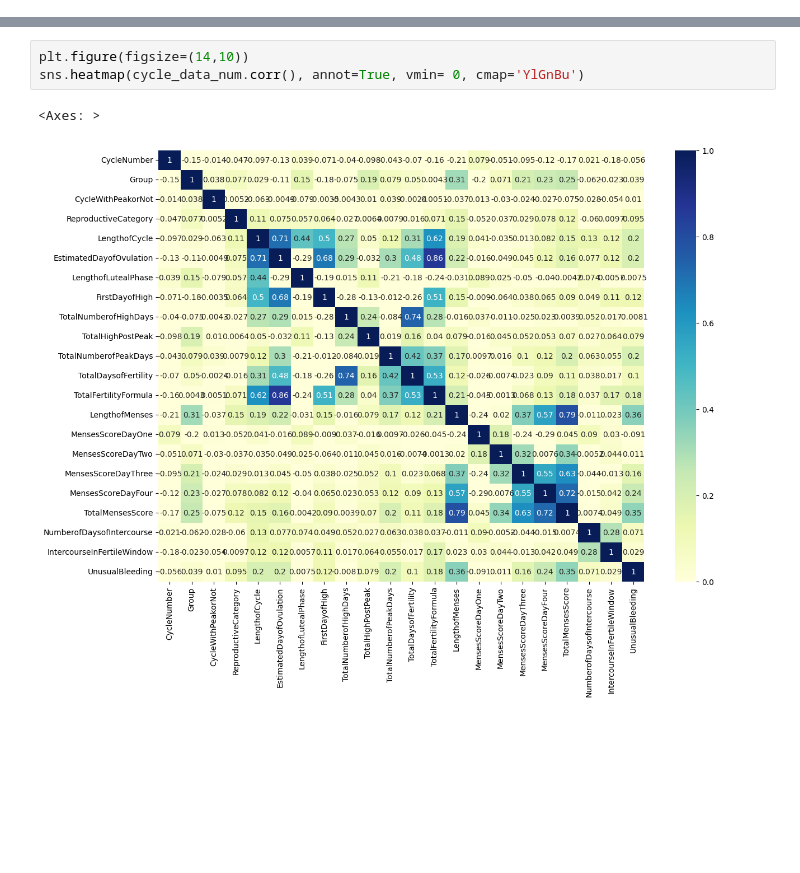
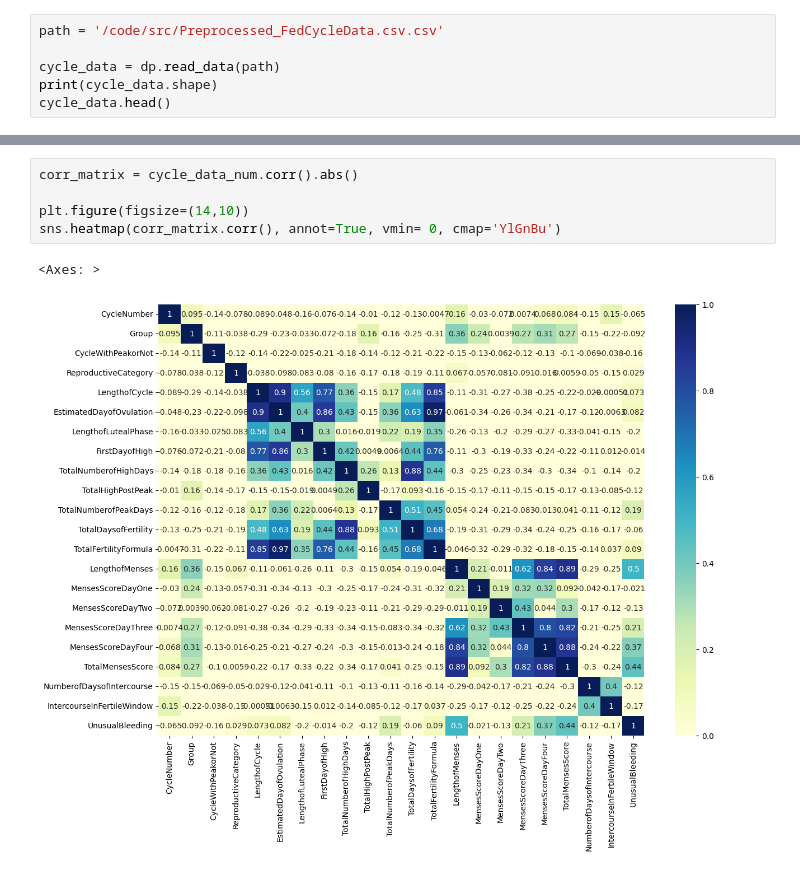
Before and after one commit to SomeZarz/dh_fp, a Jupyter notebook: src/DH_EDA.ipynb, the cells around one changed output, grey strips where cells are left out. Saved outputs shown, nothing was run; the diff lists cells and outputs as text; blank space fills up the shorter version.

```diff
--- a/src/DH_EDA.ipynb
+++ b/src/DH_EDA.ipynb
@@ -61,0 +10,6 @@ cycle_data.head()
+# %%
+path = '/code/src/Preprocessed_FedCycleData.csv.csv'
+
+cycle_data = dp.read_data(path)
+print(cycle_data.shape)
+cycle_data.head()
@@ -85,6 +235,8 @@ None
 # %%
+corr_matrix = cycle_data_num.corr().abs()
+
 plt.figure(figsize=(14,10))
-sns.heatmap(cycle_data_num.corr(), annot=True, vmin= 0, cmap='YlGnBu')
+sns.heatmap(corr_matrix.corr(), annot=True, vmin= 0, cmap='YlGnBu')
 # %% [output]
 <Axes: >
-[figure, old version]
+[figure, new version]
```
Also changed, not shown: parts of 20 cells of this notebook, 4 other files.
